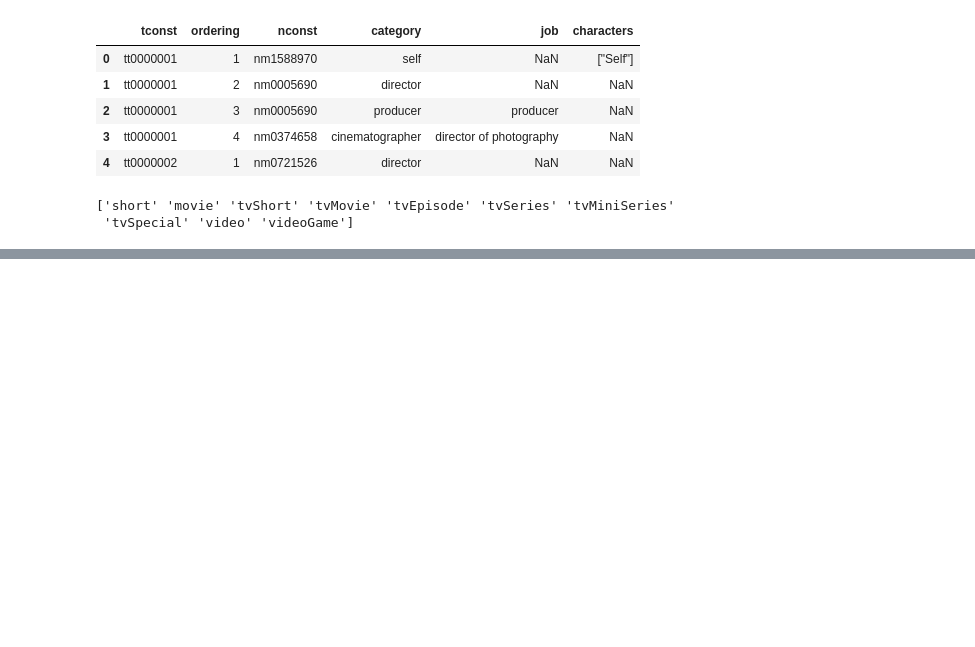
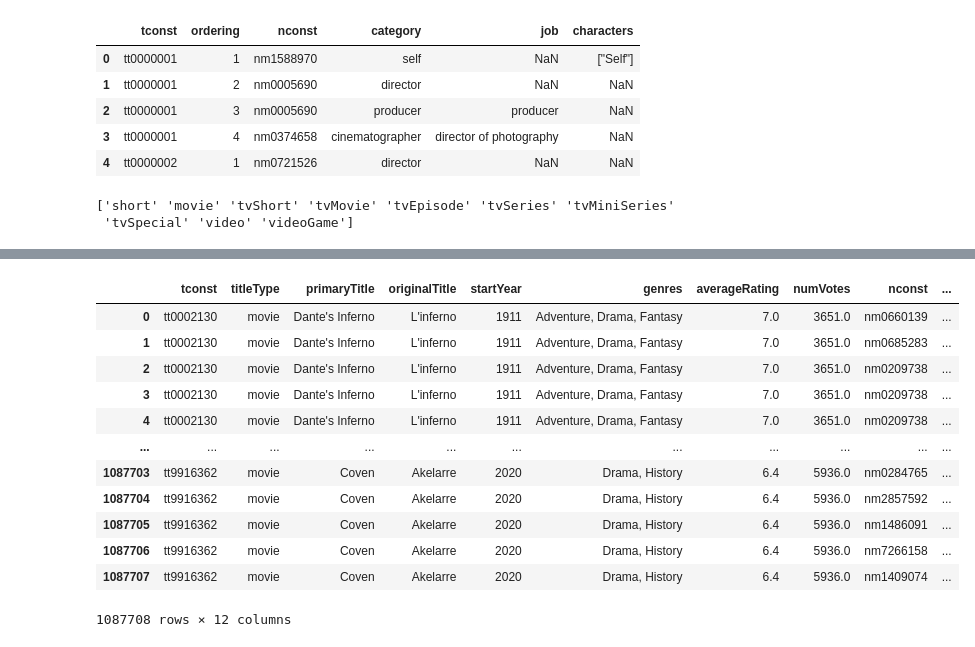
Before and after one commit to saskarov/python-project, a Jupyter notebook: modules/data_import.ipynb, the cells around one changed output, grey strips where cells are left out. Saved outputs shown, nothing was run; the diff lists cells and outputs as text; code cells hidden in the pictures; blank space fills up the shorter version.

```diff
--- a/modules/data_import.ipynb
+++ b/modules/data_import.ipynb
@@ -129,0 +304,3 @@ title_data.head()
+# %%
+merged_data = pd.merge(title_data, name_basics[['nconst', 'primaryName']],
+                       left_on='nconst', right_on='nconst', how='left')
@@ -129,0 +323,22 @@ title_data.head()
+# %%
+merged_data.drop(columns=['endYear', 'runtimeMinutes'], inplace=True)
+# %%
+merged_data['genres'] = merged_data['genres'].apply(lambda x: ', '.join(x))
+# %%
+merged_data['startYear'] = merged_data['startYear'].astype(int)
+# %%
+merged_data
+# %% [output]
+|  | tconst | titleType | primaryTitle | originalTitle | startYear | genres | averageRating | numVotes | nconst | ... |
+| 0 | tt0002130 | movie | Dante's Inferno | L'inferno | 1911 | Adventure, Drama, Fantasy | 7.0 | 3651.0 | nm0660139 | ... |
+| 1 | tt0002130 | movie | Dante's Inferno | L'inferno | 1911 | Adventure, Drama, Fantasy | 7.0 | 3651.0 | nm0685283 | ... |
+| 2 | tt0002130 | movie | Dante's Inferno | L'inferno | 1911 | Adventure, Drama, Fantasy | 7.0 | 3651.0 | nm0209738 | ... |
+| 3 | tt0002130 | movie | Dante's Inferno | L'inferno | 1911 | Adventure, Drama, Fantasy | 7.0 | 3651.0 | nm0209738 | ... |
+| 4 | tt0002130 | movie | Dante's Inferno | L'inferno | 1911 | Adventure, Drama, Fantasy | 7.0 | 3651.0 | nm0209738 | ... |
+| ... | ... | ... | ... | ... | ... | ... | ... | ... | ... | ... |
+| 1087703 | tt9916362 | movie | Coven | Akelarre | 2020 | Drama, History | 6.4 | 5936.0 | nm0284765 | ... |
+| 1087704 | tt9916362 | movie | Coven | Akelarre | 2020 | Drama, History | 6.4 | 5936.0 | nm2857592 | ... |
+| 1087705 | tt9916362 | movie | Coven | Akelarre | 2020 | Drama, History | 6.4 | 5936.0 | nm1486091 | ... |
+| 1087706 | tt9916362 | movie | Coven | Akelarre | 2020 | Drama, History | 6.4 | 5936.0 | nm7266158 | ... |
+| 1087707 | tt9916362 | movie | Coven | Akelarre | 2020 | Drama, History | 6.4 | 5936.0 | nm1409074 | ... |
+1087708 rows × 12 columns
```
Also changed, not shown: parts of 24 cells of this notebook, 3 other files.
